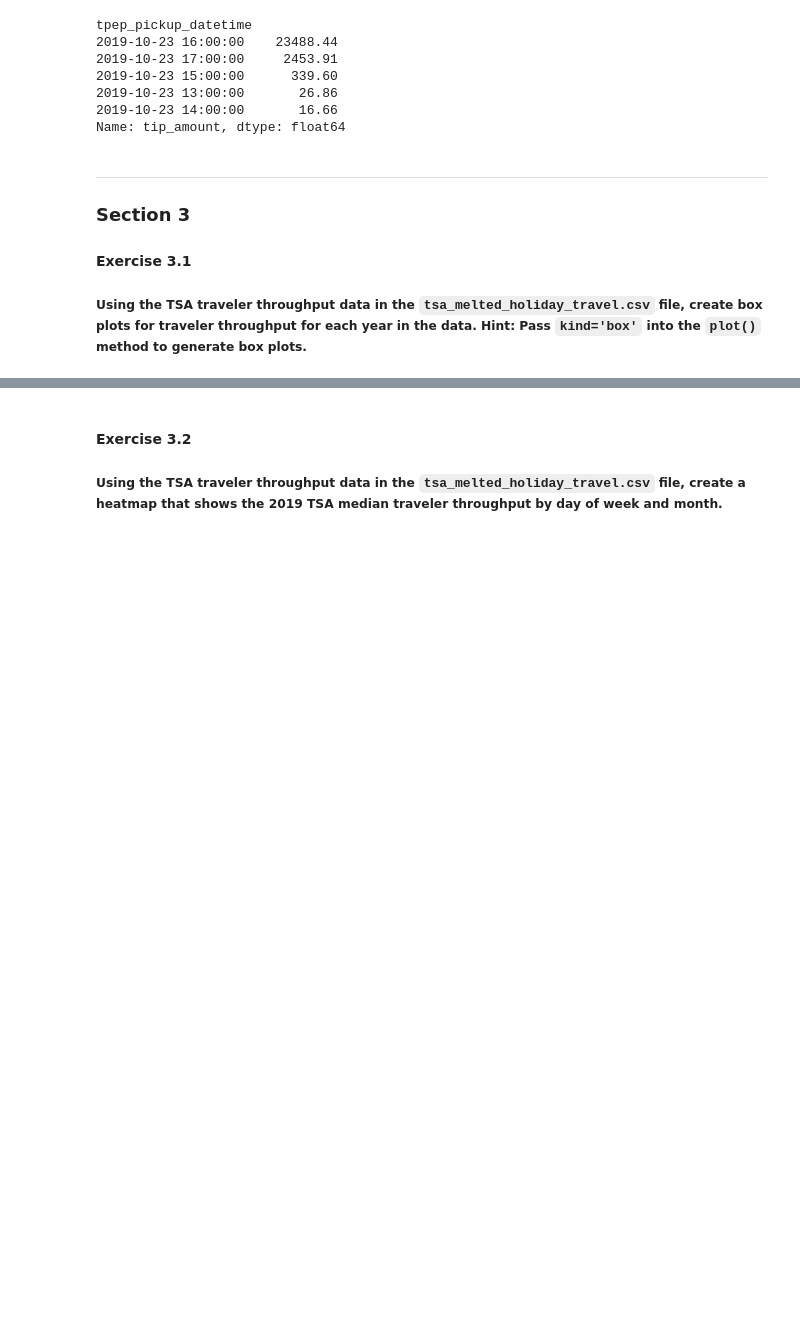
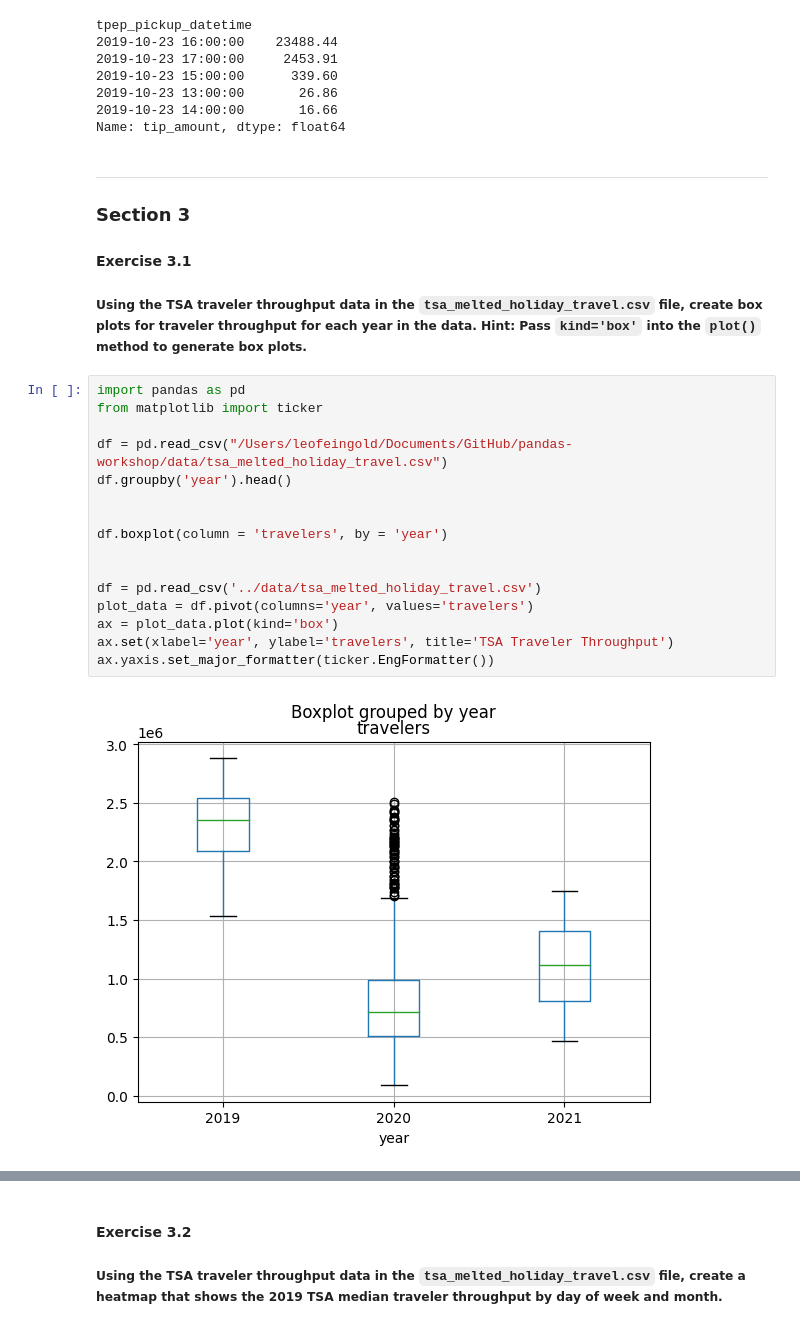
Before and after one commit to leo-feingold/pandas-workshop, a Jupyter notebook: notebooks/workbook.ipynb, the cells around one changed output, grey strips where cells are left out. Drawn from its saved outputs; the diff is of its cells as text; blank space fills up the shorter version.

```diff
--- a/notebooks/workbook.ipynb
+++ b/notebooks/workbook.ipynb
@@ -203,3 +204,21 @@ Name: tip_amount, dtype: float64
 
 #### Exercise 3.1
 ##### Using the TSA traveler throughput data in the `tsa_melted_holiday_travel.csv` file, create box plots for traveler throughput for each year in the data. Hint: Pass `kind='box'` into the `plot()` method to generate box plots.
+# %%
+import pandas as pd
+from matplotlib import ticker
+
+df = pd.read_csv("/Users/leofeingold/Documents/GitHub/pandas-workshop/data/tsa_melted_holiday_travel.csv")
+df.groupby('year').head()
+
+
+df.boxplot(column = 'travelers', by = 'year')
+
+
+df = pd.read_csv('../data/tsa_melted_holiday_travel.csv')
+plot_data = df.pivot(columns='year', values='travelers')
+ax = plot_data.plot(kind='box')
+ax.set(xlabel='year', ylabel='travelers', title='TSA Traveler Throughput')
+ax.yaxis.set_major_formatter(ticker.EngFormatter())
+# %% [output]
+[figure, added]
```
Also changed, not shown: parts of 3 cells of this notebook.
